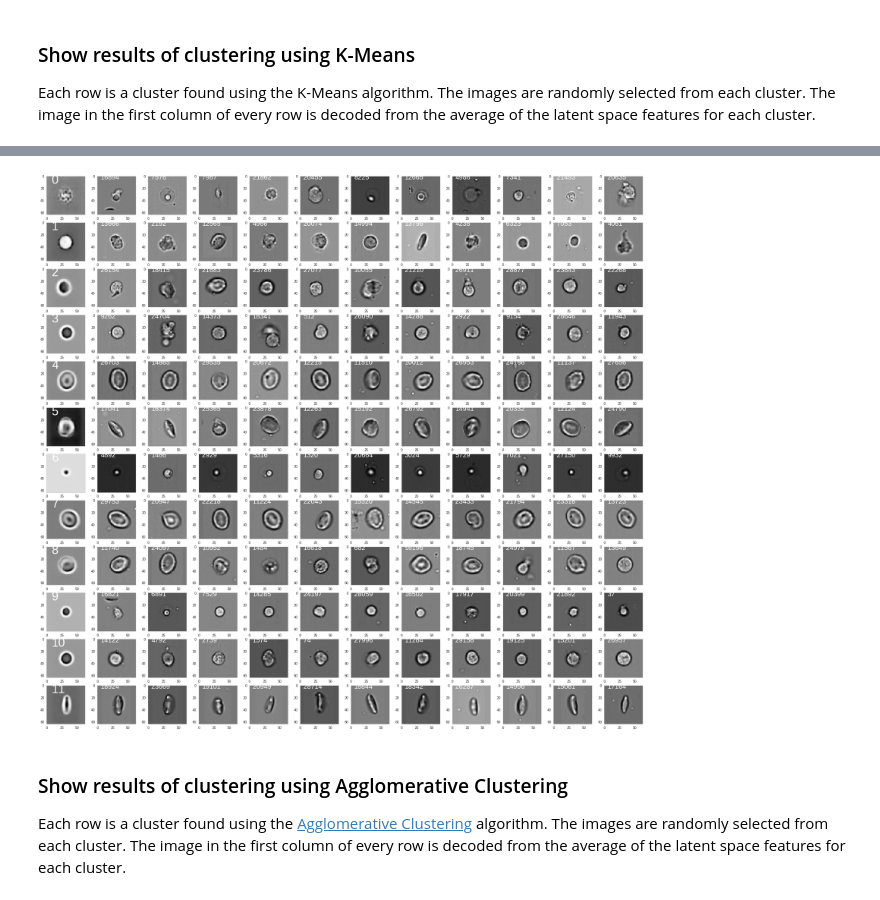
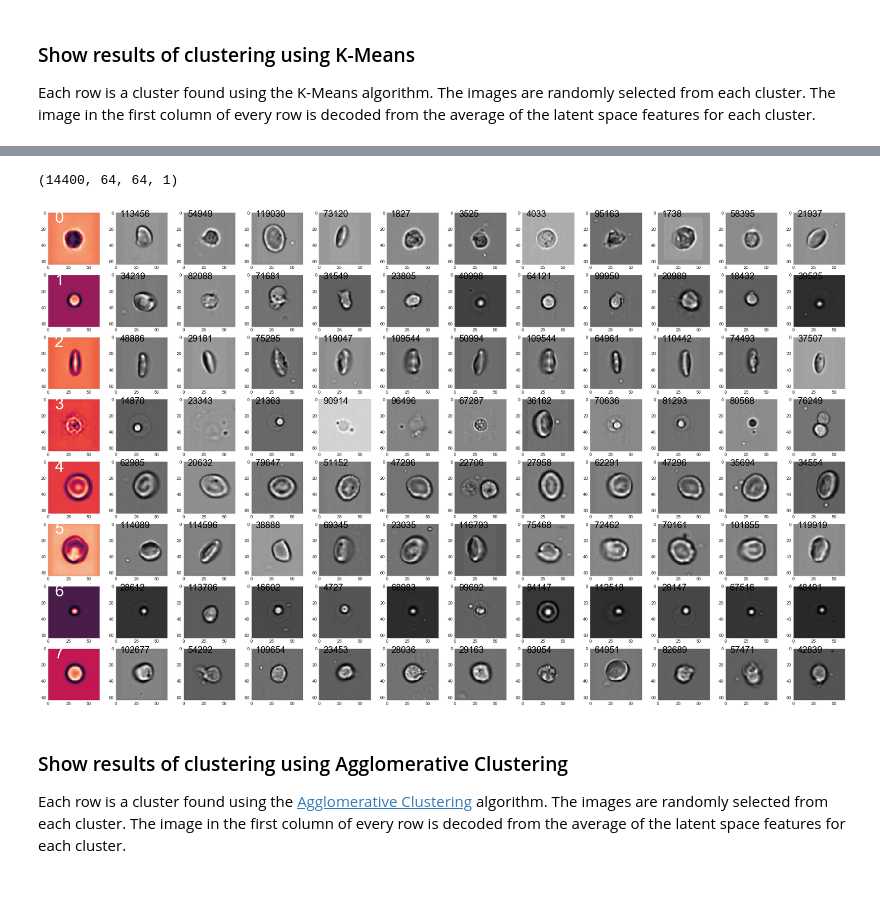
Before and after one commit to cwood1967/DeepLearning, a Jupyter notebook: autoencoder/infer-cyto-multi.ipynb, the cells around one changed output, grey strips where cells are left out. Cells and saved outputs as stored; diff of their text form; code cells hidden in the pictures.

```diff
--- a/autoencoder/infer-cyto-multi.ipynb
+++ b/autoencoder/infer-cyto-multi.ipynb
@@ -109,7 +117,7 @@ dataframes = list()
 for key in mmdict.keys():
     mm = mmdict[key]
     n = mm.shape[0]
-    print(n)
+    #print(n)
     file = n*[key[0:-3]]
     fid = range(n)
     mmfile = n*[key]
@@ -128,5 +136,26 @@ for key in mmdict.keys():
 
     dataframes.append(xdf)
 
-df = pd.concat(dataframes, ignore_index=True)
+trts = list()
+runs = list()
+alldf = pd.concat(dataframes, ignore_index=True)
+
+for row in range(len(alldf)):
+    file = alldf.iloc[row]['file']
+    spf = file.split("_")
+    if spf[1] == 'ice':
+        treatment = 'ice'
+    elif spf[1] == 'CCB':
+        treatment = 'ccb'
+    else:
+        treatment = "untreated"
+    trts.append(treatment)
+    runs.append(spf[0])
+
+alldf['treatment'] = trts
+alldf['run'] = runs
+df = alldf.sample(frac=.12)
+df = df.reset_index()
+print(len(df))
+df.head()
 # %% [output]
@@ -163,9 +196,9 @@ for i in range(5):
     ix = np.random.randint(0, len(vv))
     #print(ix)
     plt.subplot(20,3,i*3 + 1)
-    plt.imshow(vv[ix,:,:,0])
+    plt.imshow(vv[ix,:,:,0], cmap='gray')
     plt.subplot(20,3,i*3 + 2)
     plt.plot(xhe[ix])
     plt.subplot(20,3,i*3 + 3)
-    plt.imshow(xdd[ix,:,:,0])
+    plt.imshow(xdd[ix,:,:,0], cmap='gray')
 # %% [output]
@@ -259,9 +287,10 @@ Do clustering on the latent space features
 find eight cluster for K-Means and Allomerative Clustering
 '''
 
-nclust = 12
+
+nclust = 8
 from sklearn import cluster
-
+agc = None
 km = cluster.KMeans(n_clusters=nclust).fit_predict(g_all)
 agc = cluster.AgglomerativeClustering(n_clusters=nclust, affinity='euclidean', linkage="ward").fit_predict(g_all)
 # %% [markdown]
@@ -269,9 +298,3 @@ agc = cluster.AgglomerativeClustering(n_clusters=nclust, affinity='euclidean', l
 
 Each row is a cluster found using the K-Means algorithm. The images are randomly selected from each cluster.
 The image in the first column of every row is decoded from the average of the latent space features for each cluster.
-# %%
-df['km'] = km
-
-plt.figure(figsize=(12,8))
-sns.set_style("whitegrid", {'axes.grid' : False})
-sns.countplot(x='km', data=df, hue='file')
@@ -281,37 +309,37 @@ sns.countplot(x='km', data=df, hue='file')
 # %%
 ximages = vv
-ximages.shape
+print(ximages.shape)
 
 nk = nclust
 plt.figure(figsize=(32, 2.5*nk))
 
 counter = 1
 shift = 0
 for k in range(nk):
     #row = ximages[km == k]
     rowdf = df[df['km'] == k]
     inum = list(rowdf.index)
-
     gk = g_all[km == k]
     gavk = np.mean(gk, axis=0)
     gavk = np.expand_dims(gavk.squeeze(), axis=0)
     resav = sess.run(sdd, feed_dict={enc:gavk})
     plt.subplot(nk, 12, counter)
     plt.imshow(resav.squeeze())
     plt.text(8, 12,str(k), fontsize=36, color='white')
     counter += 1
     for i in range(11):
         plt.subplot(nk, 12, counter)
         counter += 1
         try:
             rnd = inum[np.random.randint(0,len(inum))]
             plt.imshow(ximages[rnd,:,:,0], cmap='gray')
-            plt.text(5, 5,str(rnd), fontsize=20, color='white')
+            plt.text(5, 5,str(df.iloc[rnd]['id']), fontsize=20, color='black')
             #print(rnd, df.iloc[rnd]['mmfile'])
         except:
             plt.imshow(np.zeros((64,64)))
 # %% [output]
+(14400, 64, 64, 1)
-[figure, old version]
+[figure, new version]
 # %% [markdown]
 ###  Show results of clustering using Agglomerative Clustering
 
```
Also changed, not shown: parts of 17 cells of this notebook.
